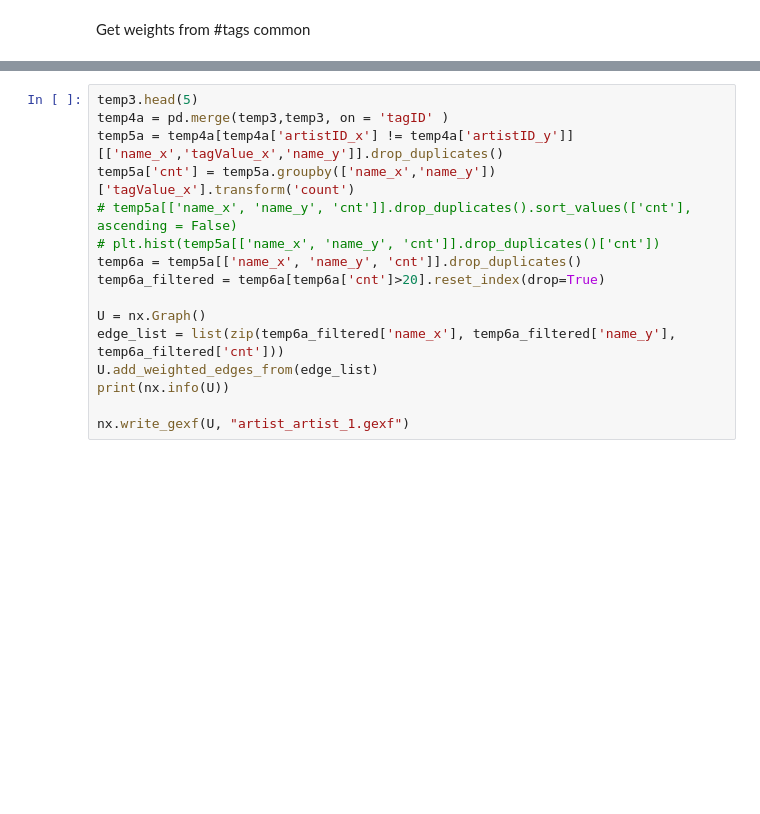
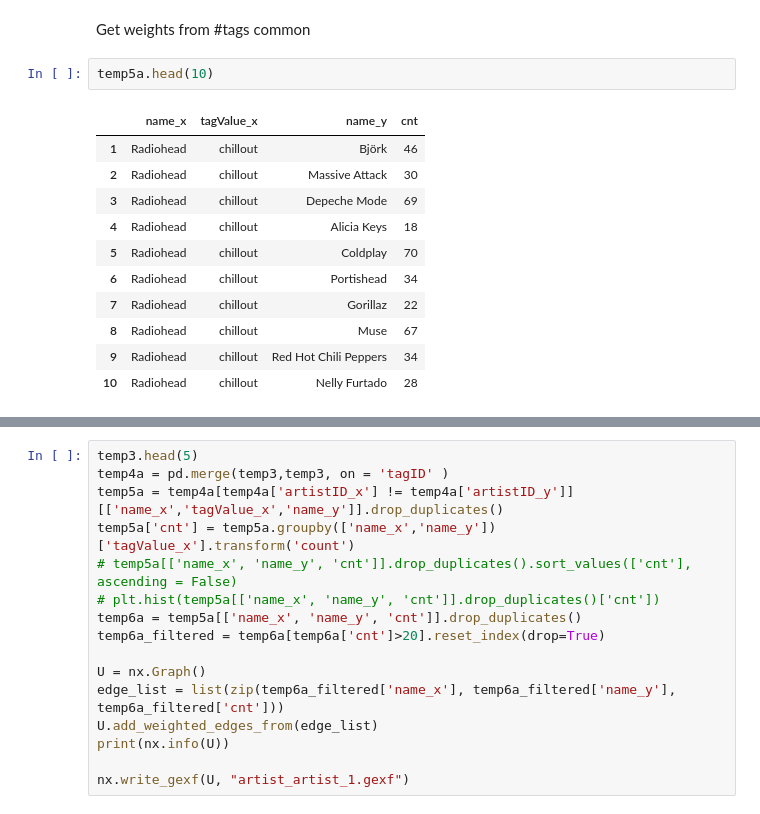
Before and after one commit to arunavsk/Network-Science-I606, a Jupyter notebook: notebooks/Data Processing and EDA.ipynb, the cells around one changed output, grey strips where cells are left out. Saved outputs shown, nothing was run; the diff lists cells and outputs as text; blank space fills up the shorter version.

```diff
--- a/Data Processing and EDA.ipynb
+++ b/notebooks/Data Processing and EDA.ipynb
@@ -42,2 +64,16 @@ print(temp3.shape)
 # %% [markdown]
 Get weights from #tags common
+# %%
+temp5a.head(10)
+# %% [output]
+|  | name_x | tagValue_x | name_y | cnt |
+| 1 | Radiohead | chillout | Björk | 46 |
+| 2 | Radiohead | chillout | Massive Attack | 30 |
+| 3 | Radiohead | chillout | Depeche Mode | 69 |
+| 4 | Radiohead | chillout | Alicia Keys | 18 |
+| 5 | Radiohead | chillout | Coldplay | 70 |
+| 6 | Radiohead | chillout | Portishead | 34 |
+| 7 | Radiohead | chillout | Gorillaz | 22 |
+| 8 | Radiohead | chillout | Muse | 67 |
+| 9 | Radiohead | chillout | Red Hot Chili Peppers | 34 |
+| 10 | Radiohead | chillout | Nelly Furtado | 28 |
```
Also changed, not shown: parts of 13 cells of this notebook, 17 other files.
